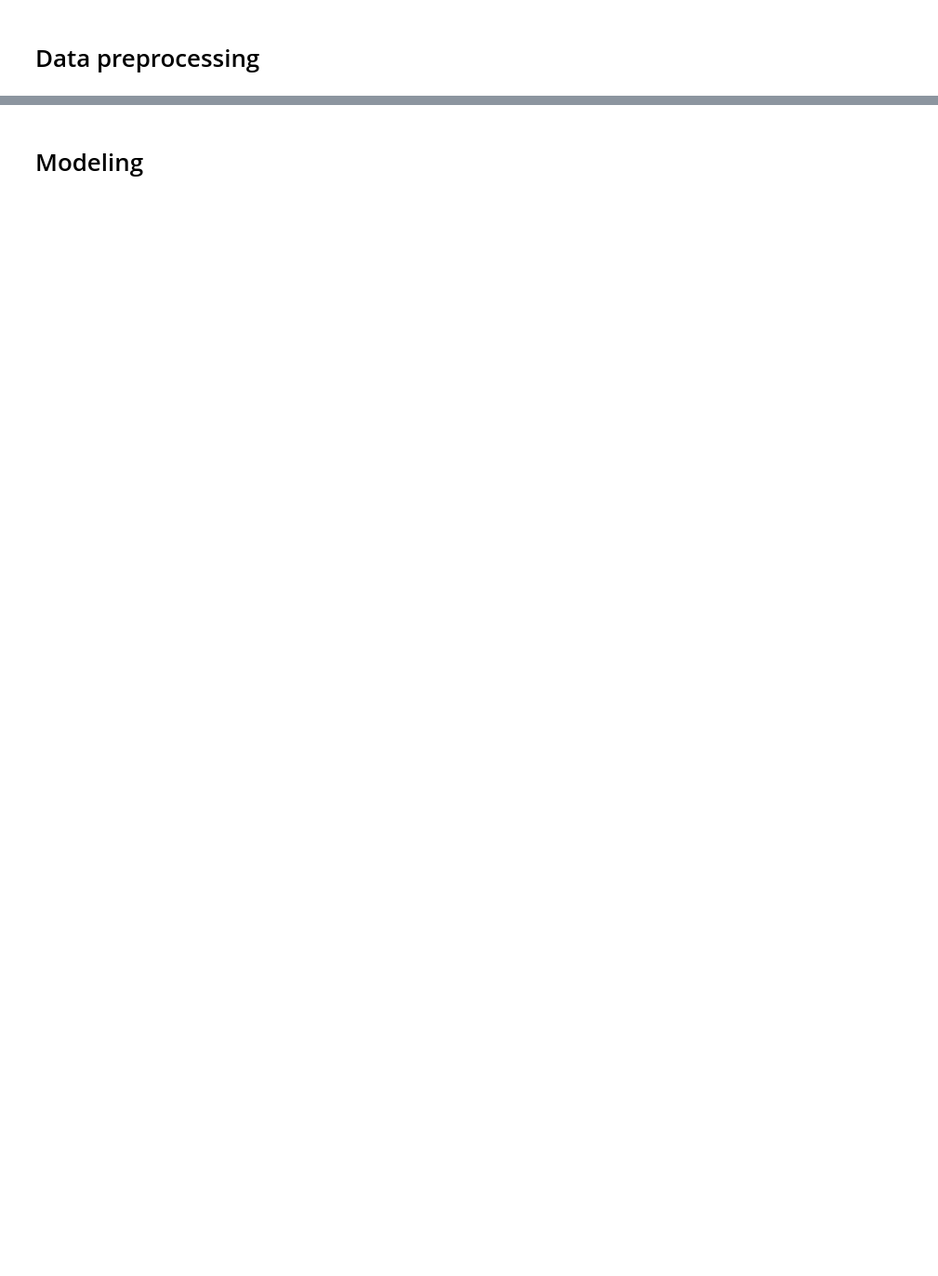
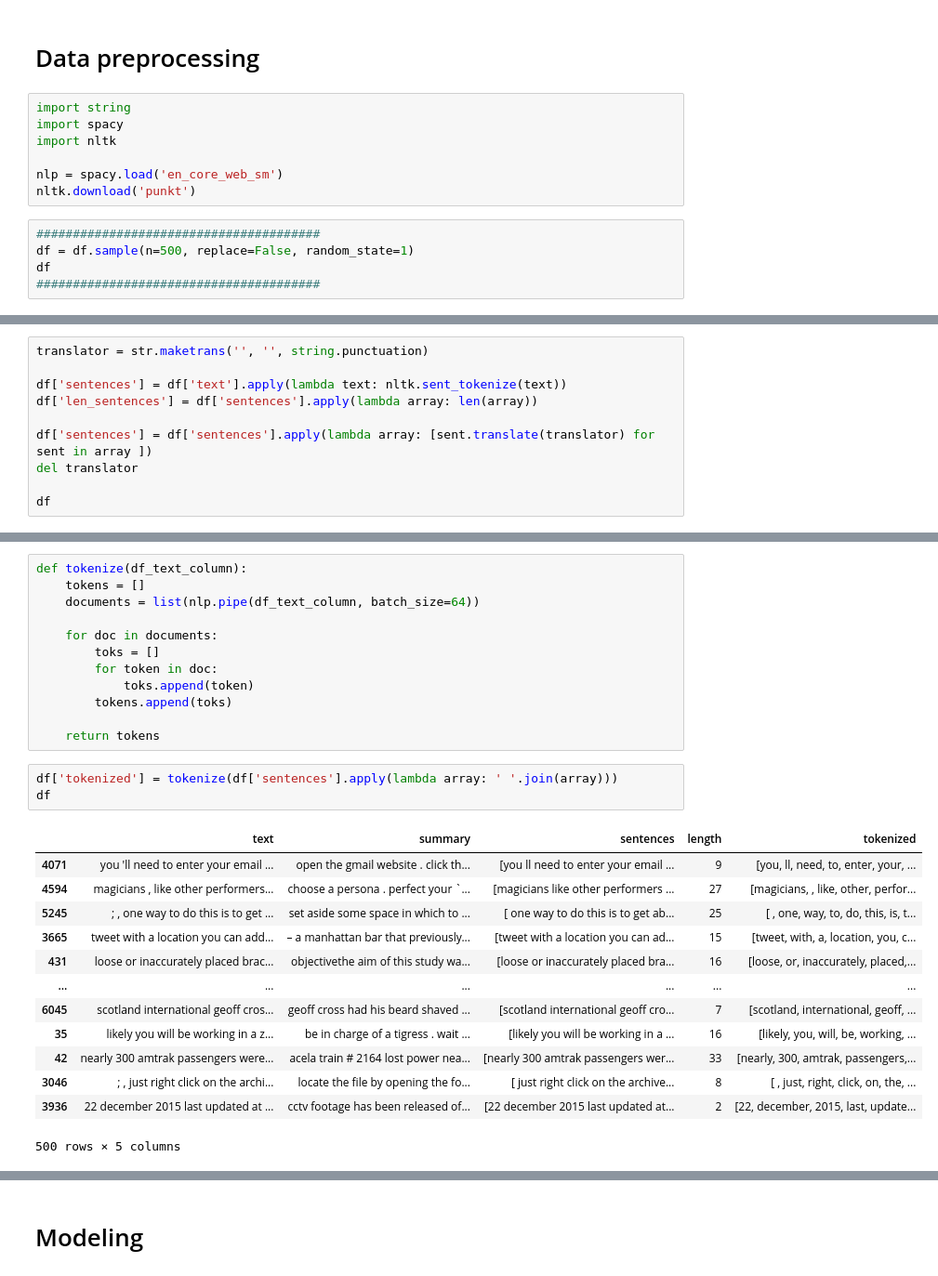
Before and after one commit to thezsanett/textsummarization, a Jupyter notebook: textsum.ipynb, the cells around one changed output, grey strips where cells are left out. Shown at 93% size. Cells and saved outputs as stored; diff of their text form; blank space fills up the shorter version.

```diff
--- a/textsum.ipynb
+++ b/textsum.ipynb
@@ -93,2 +136,14 @@ Turkey wonders if this is `` the tip of the iceberg ''
 # %% [markdown]
 # Data preprocessing
+# %%
+import string
+import spacy
+import nltk
+
+nlp = spacy.load('en_core_web_sm')
+nltk.download('punkt')
+# %%
+#######################################
+df = df.sample(n=500, replace=False, random_state=1)
+df
+#######################################
@@ -94,0 +166,10 @@ Turkey wonders if this is `` the tip of the iceberg ''
+# %%
+translator = str.maketrans('', '', string.punctuation)
+
+df['sentences'] = df['text'].apply(lambda text: nltk.sent_tokenize(text))
+df['len_sentences'] = df['sentences'].apply(lambda array: len(array))
+
+df['sentences'] = df['sentences'].apply(lambda array: [sent.translate(translator) for sent in array ])
+del translator
+
+df
@@ -94,0 +195,29 @@ Turkey wonders if this is `` the tip of the iceberg ''
+# %%
+def tokenize(df_text_column):
+    tokens = []
+    documents = list(nlp.pipe(df_text_column, batch_size=64))
+
+    for doc in documents:
+        toks = []
+        for token in doc:
+            toks.append(token)
+        tokens.append(toks)
+
+    return tokens
+# %%
+df['tokenized'] = tokenize(df['sentences'].apply(lambda array: ' '.join(array)))
+df
+# %% [output]
+|  | text | summary | sentences | length | tokenized |
+| 4071 | you 'll need to enter your email ... | open the gmail website . click th... | [you ll need to enter your email ... | 9 | [you, ll, need, to, enter, your, ... |
+| 4594 | magicians , like other performers... | choose a persona . perfect your `... | [magicians like other performers ... | 27 | [magicians, , like, other, perfor... |
+| 5245 | ; , one way to do this is to get ... | set aside some space in which to ... | [ one way to do this is to get ab... | 25 | [ , one, way, to, do, this, is, t... |
+| 3665 | tweet with a location you can add... | – a manhattan bar that previously... | [tweet with a location you can ad... | 15 | [tweet, with, a, location, you, c... |
+| 431 | loose or inaccurately placed brac... | objectivethe aim of this study wa... | [loose or inaccurately placed bra... | 16 | [loose, or, inaccurately, placed,... |
+| ... | ... | ... | ... | ... | ... |
+| 6045 | scotland international geoff cros... | geoff cross had his beard shaved ... | [scotland international geoff cro... | 7 | [scotland, international, geoff, ... |
+| 35 | likely you will be working in a z... | be in charge of a tigress . wait ... | [likely you will be working in a ... | 16 | [likely, you, will, be, working, ... |
+| 42 | nearly 300 amtrak passengers were... | acela train # 2164 lost power nea... | [nearly 300 amtrak passengers wer... | 33 | [nearly, 300, amtrak, passengers,... |
+| 3046 | ; , just right click on the archi... | locate the file by opening the fo... | [ just right click on the archive... | 8 | [ , just, right, click, on, the, ... |
+| 3936 | 22 december 2015 last updated at ... | cctv footage has been released of... | [22 december 2015 last updated at... | 2 | [22, december, 2015, last, update... |
+500 rows × 5 columns
```
Also changed, not shown: parts of 27 cells of this notebook.
